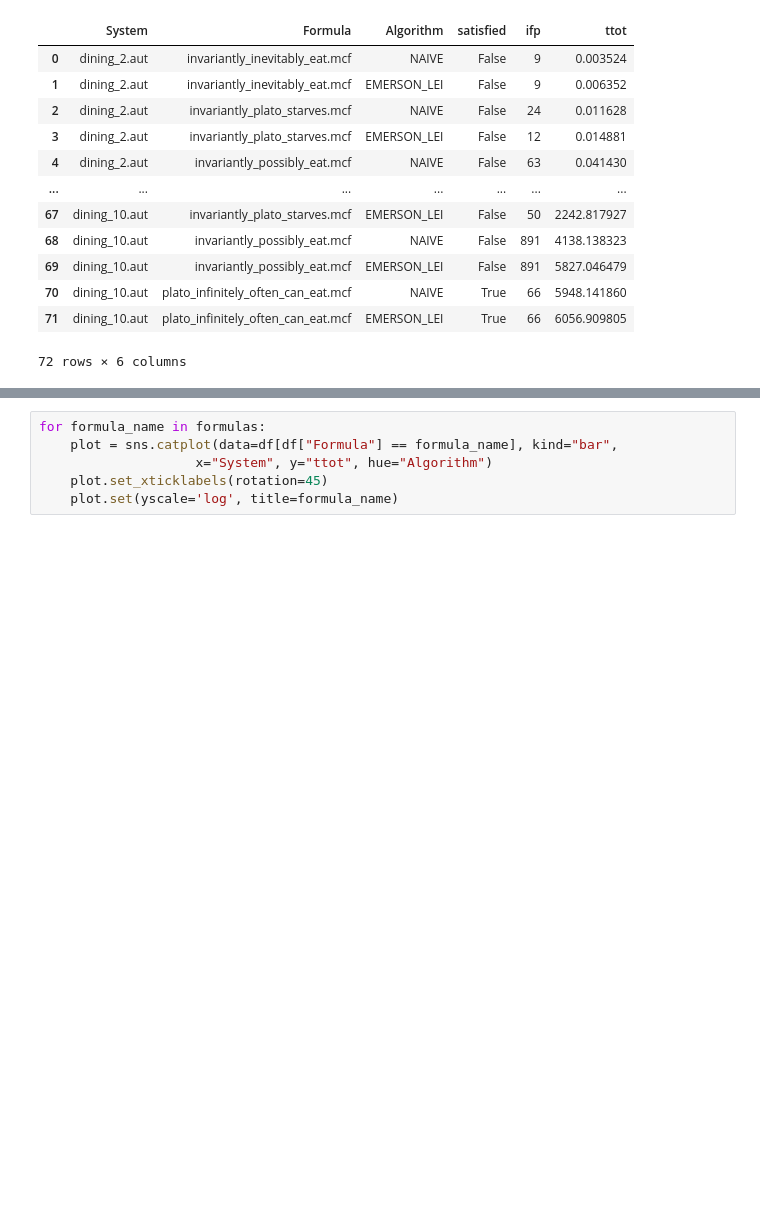
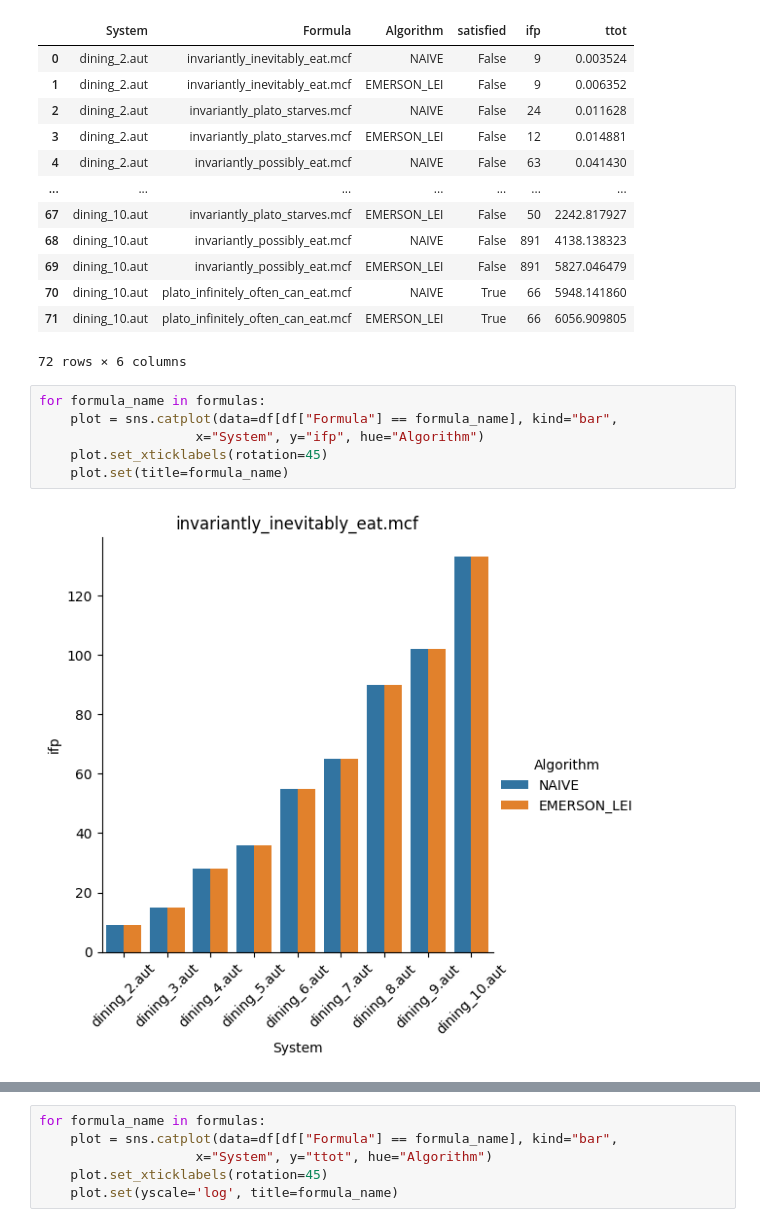
Before and after one commit to joshuawirtz/algorithms_for_model_checking-assignments, a Jupyter notebook: I/src/muCh.ipynb, the cells around one changed output, grey strips where cells are left out. Saved outputs shown, nothing was run; the diff lists cells and outputs as text; blank space fills up the shorter version.

Commit message:
I: src: muCh: More dining plots.

```diff
--- a/I/src/muCh.ipynb
+++ b/I/src/muCh.ipynb
@@ -101,3 +101,11 @@ df
 | 70 | dining_10.aut | plato_infinitely_often_can_eat.mcf | NAIVE | True | 66 | 5948.141860 |
 | 71 | dining_10.aut | plato_infinitely_often_can_eat.mcf | EMERSON_LEI | True | 66 | 6056.909805 |
 72 rows × 6 columns
+# %%
+for formula_name in formulas:
+    plot = sns.catplot(data=df[df["Formula"] == formula_name], kind="bar",
+                    x="System", y="ifp", hue="Algorithm")
+    plot.set_xticklabels(rotation=45)
+    plot.set(title=formula_name)
+# %% [output]
+[figure, added]
```
Also changed, not shown: parts of 1 cell of this notebook.
